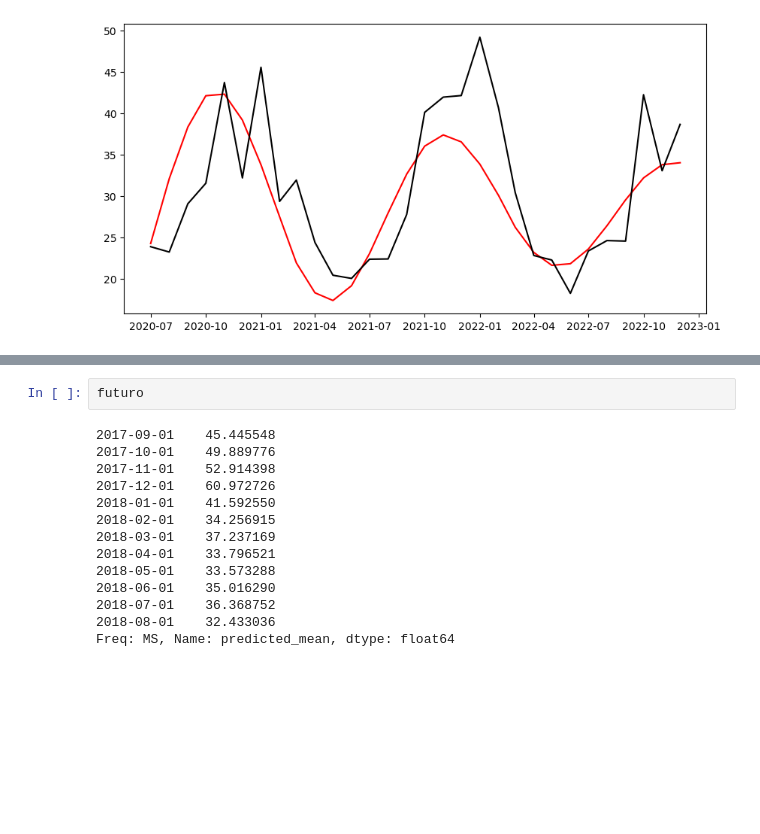
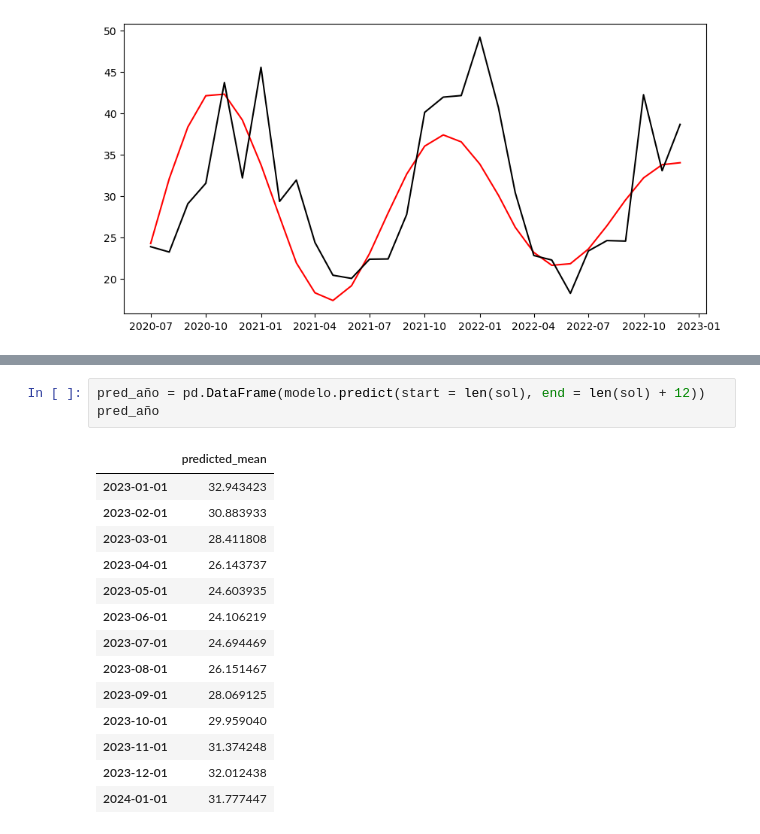
Before and after one commit to charlieciordia/AQ-MAD, a Jupyter notebook: notebook/AQ CLEAN ML MONTH.ipynb, the cells around one changed output, grey strips where cells are left out. Drawn from its saved outputs; the diff is of its cells as text; blank space fills up the shorter version.

```diff
--- a/notebook/AQ CLEAN ML MONTH.ipynb
+++ b/notebook/AQ CLEAN ML MONTH.ipynb
@@ -633,16 +527,18 @@ Freq: MS, Name: predicted_mean, dtype: float64
-# %%
-futuro
-# %% [output]
-2017-09-01    45.445548
-2017-10-01    49.889776
-2017-11-01    52.914398
-2017-12-01    60.972726
-2018-01-01    41.592550
-2018-02-01    34.256915
-2018-03-01    37.237169
-2018-04-01    33.796521
-2018-05-01    33.573288
-2018-06-01    35.016290
-2018-07-01    36.368752
-2018-08-01    32.433036
-Freq: MS, Name: predicted_mean, dtype: float64
+# %%
+pred_año = pd.DataFrame(modelo.predict(start = len(sol), end = len(sol) + 12))
+pred_año
+# %% [output]
+|  | predicted_mean |
+| 2023-01-01 | 32.943423 |
+| 2023-02-01 | 30.883933 |
+| 2023-03-01 | 28.411808 |
+| 2023-04-01 | 26.143737 |
+| 2023-05-01 | 24.603935 |
+| 2023-06-01 | 24.106219 |
+| 2023-07-01 | 24.694469 |
+| 2023-08-01 | 26.151467 |
+| 2023-09-01 | 28.069125 |
+| 2023-10-01 | 29.959040 |
+| 2023-11-01 | 31.374248 |
+| 2023-12-01 | 32.012438 |
+| 2024-01-01 | 31.777447 |
```
Also changed, not shown: parts of 21 cells of this notebook, 2 other files.
